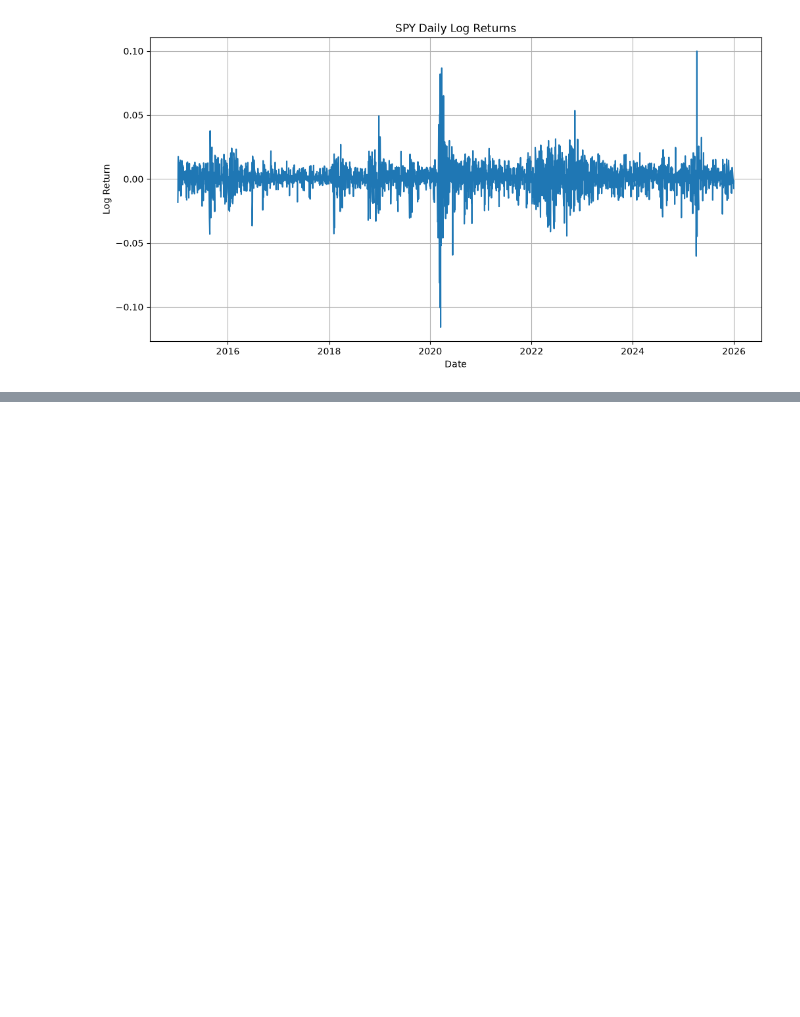
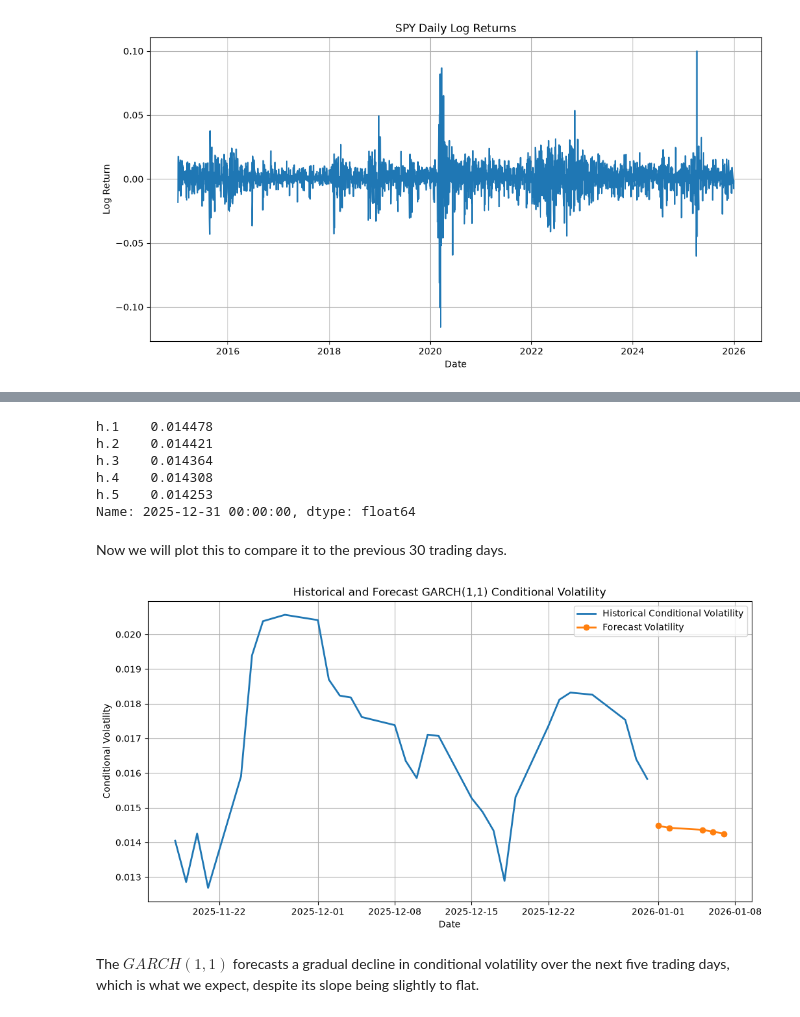
Before and after one commit to evanmartin21/Quant-Summer-Research-Project, a Jupyter notebook: notebooks/03_volatility_modelling_garch.ipynb, the cells around one changed output, grey strips where cells are left out. Drawn from its saved outputs; the diff is of its cells as text; code cells hidden in the pictures; blank space fills up the shorter version.

```diff
--- a/notebooks/03_volatility_modelling_garch.ipynb
+++ b/notebooks/03_volatility_modelling_garch.ipynb
@@ -55,0 +186,55 @@ plt.show()
+# %%
+forecast = garch_fit.forecast(horizon=5)
+
+forecast_variance = forecast.variance.iloc[-1]
+
+forecast_volatility = np.sqrt(forecast_variance)
+
+print(forecast_volatility)
+# %% [output]
+h.1    0.014478
+h.2    0.014421
+h.3    0.014364
+h.4    0.014308
+h.5    0.014253
+Name: 2025-12-31 00:00:00, dtype: float64
+# %% [markdown]
+Now we will plot this to compare it to the previous 30 trading days.
+# %%
+historical_volatility = garch_fit.conditional_volatility.iloc[-30:]
+
+forecast_dates = pd.bdate_range(
+    start=spy.index[-1] + pd.Timedelta(days=1),
+    periods=5
+)
+
+plt.figure(figsize=(12,6))
+
+plt.plot(
+    historical_volatility.index,
+    historical_volatility,
+    linewidth=2,
+    label="Historical Conditional Volatility"
+)
+
+plt.plot(
+    forecast_dates,
+    forecast_volatility.values,
+    marker="o",
+    linewidth=2,
+    label="Forecast Volatility"
+)
+
+plt.title("Historical and Forecast GARCH(1,1) Conditional Volatility")
+plt.xlabel("Date")
+plt.ylabel("Conditional Volatility")
+
+plt.legend()
+
+plt.grid(True)
+
+plt.show()
+# %% [output]
+[figure, added]
+# %% [markdown]
+The $GARCH(1,1)$ forecasts a gradual decline in conditional volatility over the next five trading days, which is what we expect, despite its slope being slightly to flat.
```
Also changed, not shown: parts of 11 cells of this notebook.
